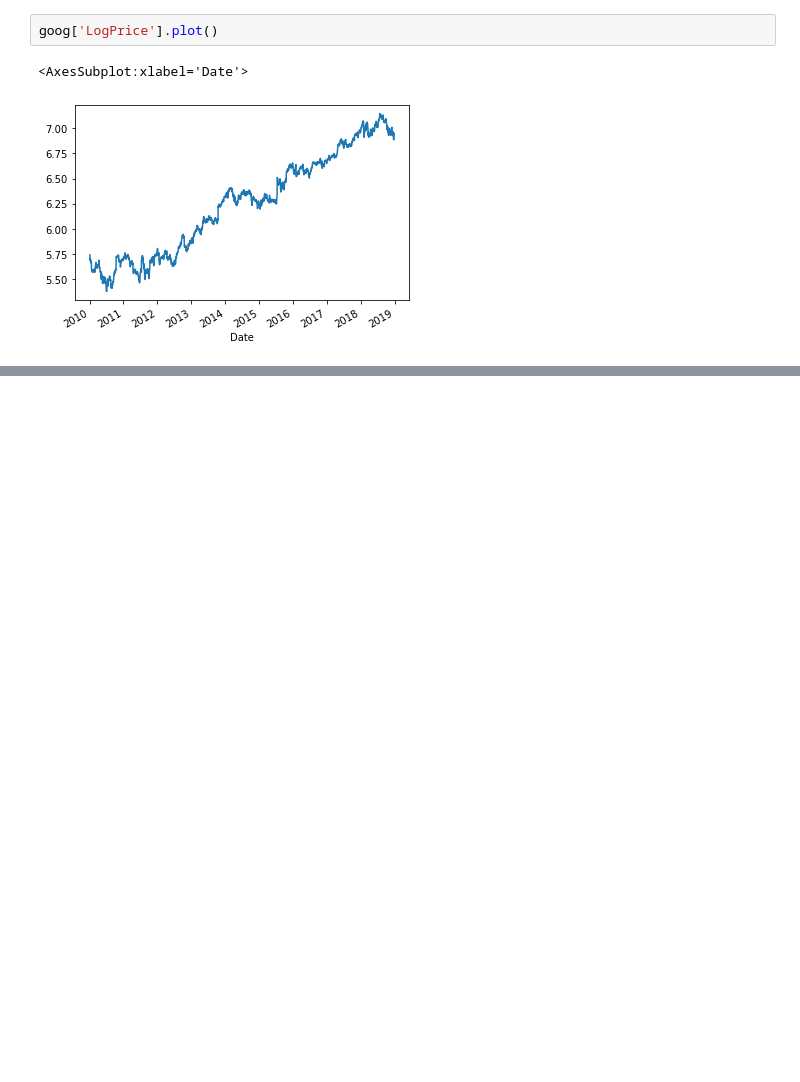
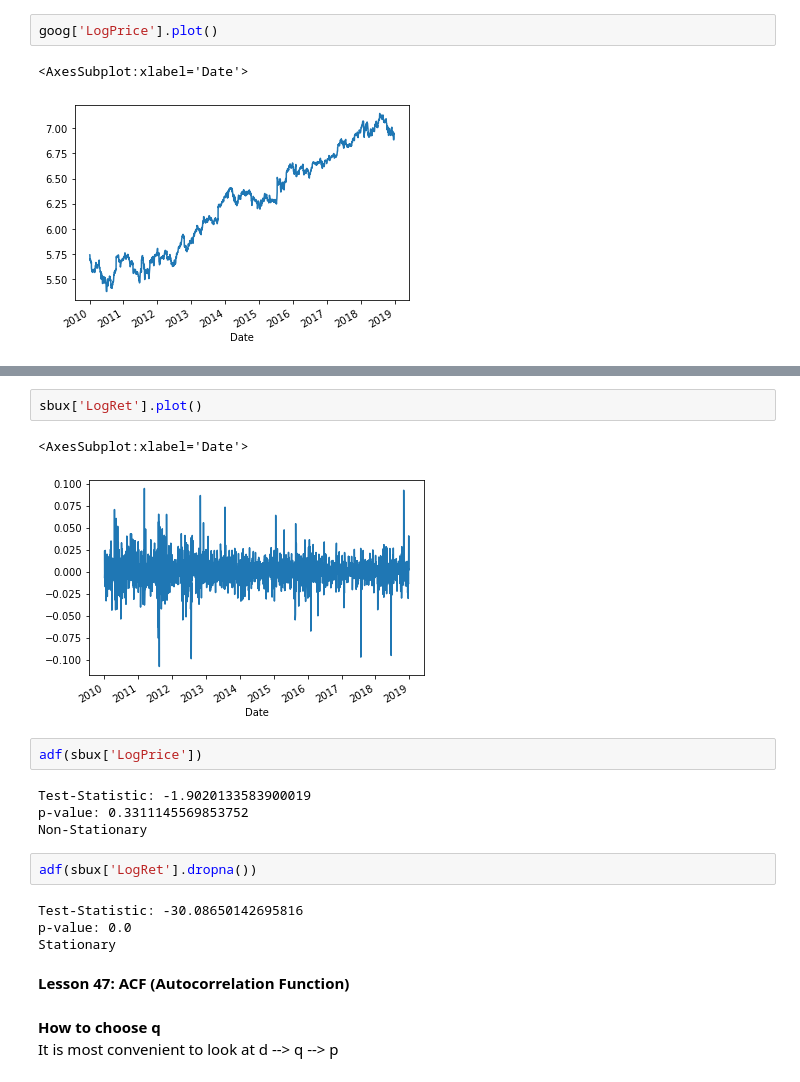
Before and after one commit to unpatel1/Time_Series_Analysis_Forecasting_ML, a Jupyter notebook: Section_5/Section_5_ARIMA.ipynb, the cells around one changed output, grey strips where cells are left out. Saved outputs shown, nothing was run; the diff lists cells and outputs as text; blank space fills up the shorter version.

Commit message:
Section_5 WIP, finished upto lesson# 48

```diff
--- a/Section_5/Section_5_ARIMA.ipynb
+++ b/Section_5/Section_5_ARIMA.ipynb
@@ -543,0 +575,22 @@ goog['LogPrice'].plot()
+# %%
+sbux['LogRet'].plot()
+# %% [output]
+<AxesSubplot:xlabel='Date'>
+[figure, added]
+# %%
+adf(sbux['LogPrice'])
+# %% [output]
+Test-Statistic: -1.9020133583900019
+p-value: 0.3311145569853752
+Non-Stationary
+# %%
+adf(sbux['LogRet'].dropna())
+# %% [output]
+Test-Statistic: -30.08650142695816
+p-value: 0.0
+Stationary
+# %% [markdown]
+**Lesson 47: ACF (Autocorrelation Function)**
+# %% [markdown]
+**How to choose q**
+It is most convenient to look at d --> q --> p
```
Also changed, not shown: parts of 17 cells of this notebook, 1 other file.
